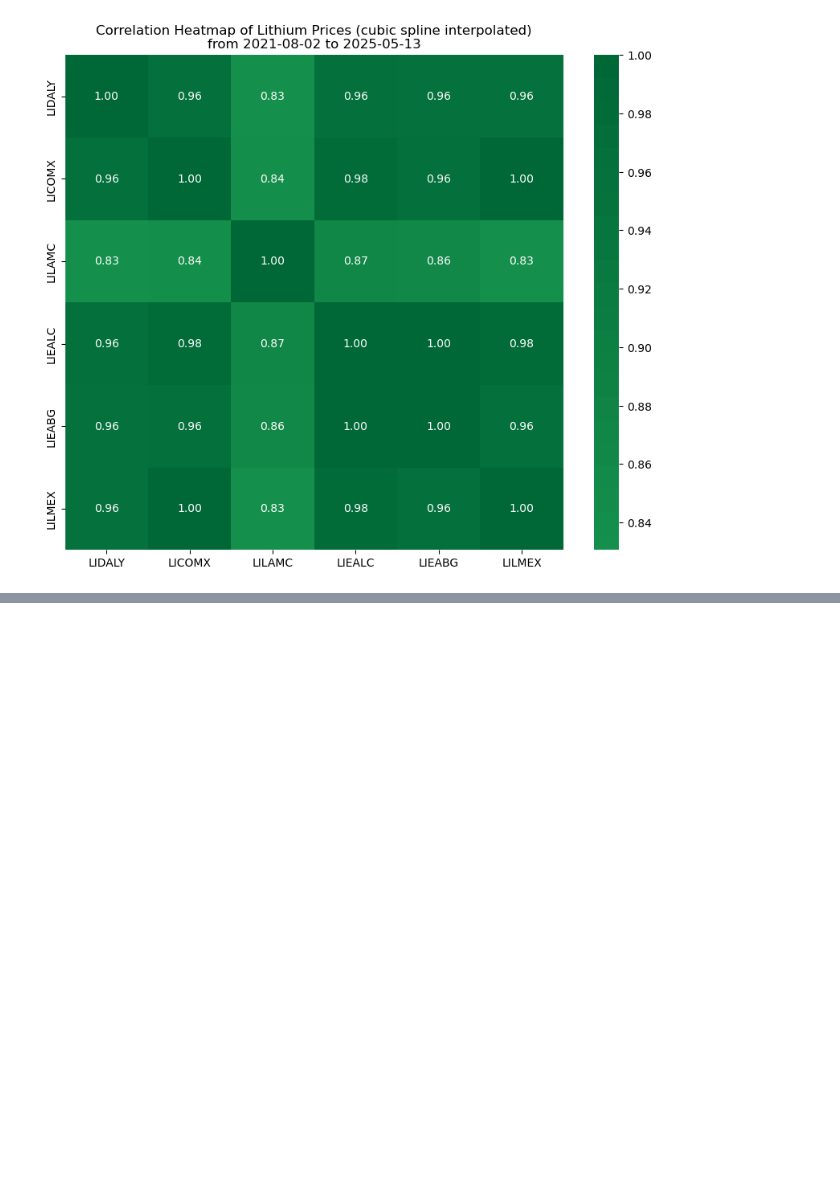
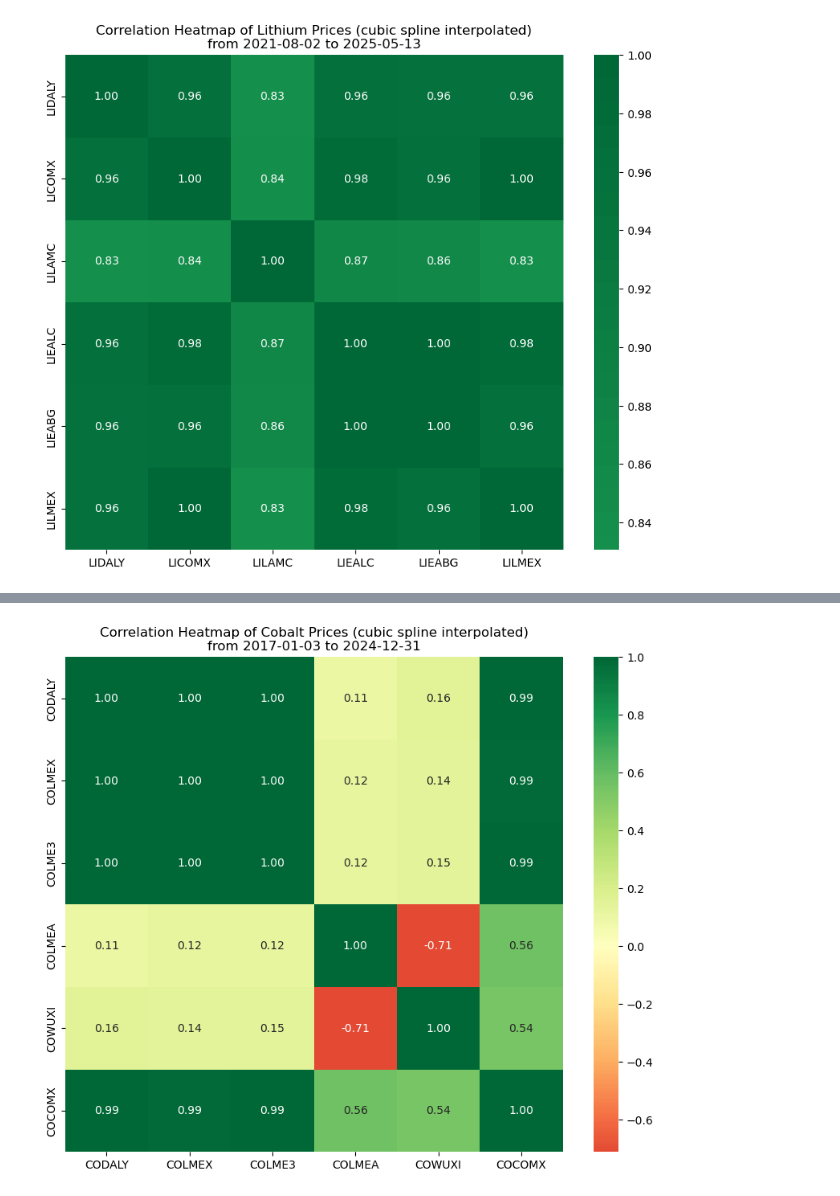
Before and after one commit to Doosheck/metals, a Jupyter notebook: data_overview2.ipynb, the cells around one changed output, grey strips where cells are left out. Saved outputs shown, nothing was run; the diff lists cells and outputs as text; code cells hidden in the pictures; blank space fills up the shorter version.

```diff
--- a/data_overview2.ipynb
+++ b/data_overview2.ipynb
@@ -32,0 +59,8 @@ plt.show()
+# %%
+# Load cobalt data
+df_cobalt = pd.read_csv('data/ALL_cobalt_prices_cubic_spline.csv')
+df_cobalt['Date'] = pd.to_datetime(df_cobalt['Date'])
+# only dates until end of 2024
+df_cobalt = df_cobalt[df_cobalt['Date'] <= '2024-12-31']
+df_cobalt = df_cobalt[df_cobalt['Date'] >= '2017-01-03']
+df_cobalt.head()
@@ -32,0 +74,10 @@ plt.show()
+# %%
+corr_matrix_cobalt = df_cobalt.drop(columns=['Date']).corr()
+start_date = df_cobalt['Date'].min().strftime('%Y-%m-%d')
+end_date = df_cobalt['Date'].max().strftime('%Y-%m-%d')
+plt.figure(figsize=(10, 8))
+sns.heatmap(corr_matrix_cobalt, annot=True, cmap='RdYlGn', center=0, fmt=".2f")
+plt.title('Correlation Heatmap of Cobalt Prices (cubic spline interpolated)\nfrom {} to {}'.format(start_date, end_date))
+plt.show()
+# %% [output]
+[figure, added]
```
Also changed, not shown: parts of 9 cells of this notebook.
